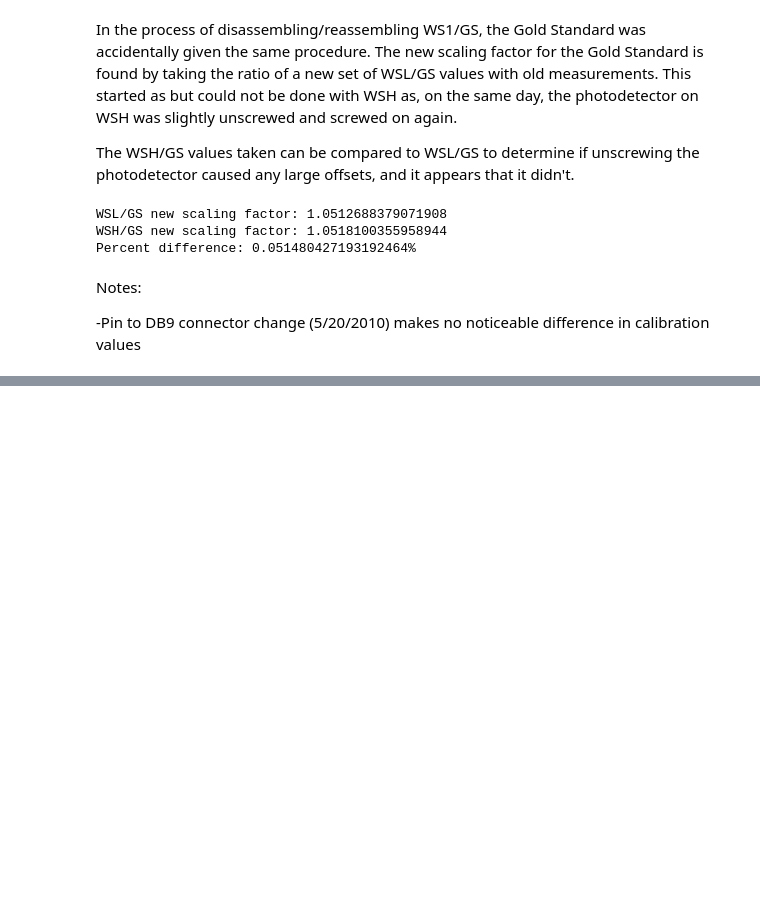
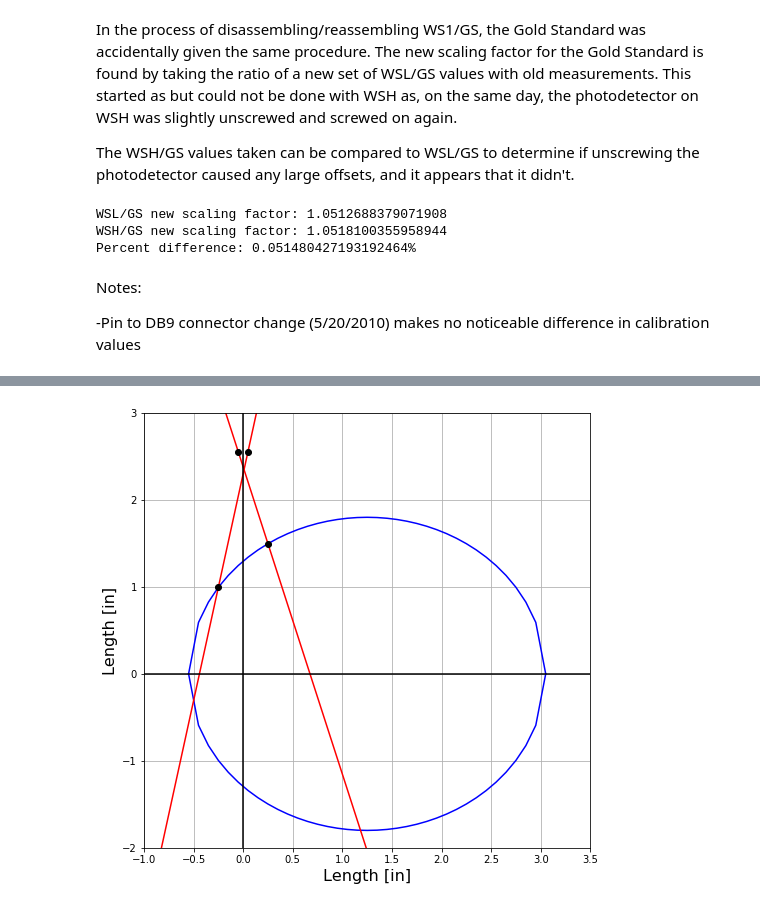
Before and after one commit to ylecoeuche/PCal-Power-Sensor-Calibration, a Jupyter notebook: pcal_calibration/PcalPowerSensors.ipynb, the cells around one changed output, grey strips where cells are left out. Cells and saved outputs as stored; diff of their text form; code cells hidden in the pictures; blank space fills up the shorter version.

```diff
--- a/pcal_calibration/PcalPowerSensors.ipynb
+++ b/pcal_calibration/PcalPowerSensors.ipynb
@@ -564,16 +725,0 @@ plt.show()
-# %%
-WS1_Tran_norm = WS1_Tran_0/np.mean(WS1_Tran_0)
-GS_Refl_norm = GS_Refl_0/np.mean(GS_Refl_0)
-WS1_std = []
-GS_std = []
-even_div = [2,3,4,6,8,12,24]
-
-for j in even_div:
-    group = int(len(WS1_Tran_norm)/j)
-    for i in range(j):
-        temp_WS1 = WS1_Tran_norm[group*(i):group*(i+1)]
-        temp_GS = GS_Refl_norm[group*(i):group*(i+1)]
-        WS1_std.append(np.std(temp_WS1))
-        GS_std.append(np.std(temp_GS))
-
-    print (np.mean(WS1_std)/np.mean(GS_std))
@@ -587,0 +911,81 @@ for j in even_div:
+# %%
+r_s = 1./32
+r_pd = 3./64
+r_h = 0.25
+R = 1.8
+x_off = 1.25
+y_pd = 1.25
+h = 0.8
+
+y_off = np.sqrt(R**2-(-x_off)**2)
+x_l = -x_off-r_h
+x_r = -x_off+r_h
+y_l = np.sqrt(R**2-(x_l)**2)
+y_r = np.sqrt(R**2-(x_r)**2)
+m0 = (y_off+y_pd-y_l)/(r_pd+r_h)
+m1 = (y_off+y_pd-y_r)/(-r_pd-r_h)
+y_int0 = (y_off+y_pd)-r_pd*m0
+y_int1 = (y_off+y_pd)+r_pd*m1
+
+circ = np.arange(-R+x_off, R+x_off+0.1, 0.1)
+line = np.arange(-2, 3, 0.2)
+plt.figure(figsize=(8,8))
+plt.plot(circ, np.sqrt(R**2-(circ-x_off)**2), color = 'blue')
+plt.plot(circ, -np.sqrt(R**2-(circ-x_off)**2), color = 'blue')
+plt.plot(line, m0*line+y_int0, 'r')
+plt.plot(line, m1*line+y_int1, 'r')
+plt.plot(-r_h, y_l, marker='o', color = 'k')
+plt.plot(r_h, y_r, marker='o', color = 'k')
+plt.plot(-r_pd, y_off+y_pd, marker='o', color = 'k')
+plt.plot(r_pd, y_off+y_pd, marker='o', color = 'k')
+plt.xlim(-1, 3.5)
+plt.grid()
+plt.ylim(-2, 3)
+plt.axhline(0, color = 'black')
+plt.axvline(0, color = 'black')
+plt.xlabel('Length [in]', fontsize = 16)
+plt.ylabel('Length [in]', fontsize = 16)
+plt.savefig('NoSpaceEx.png')
+plt.plot()
+
+dist = np.arange(0,0.03+0.001, 0.001)
+vals = []
+for i in dist:
+    y_pd = 1.25
+    y_pd += i
+    A = pwr_sensor(R, r_pd, r_h, r_s, h, y_pd, x_off)
+    vals.append(A)
+
+print (vals[0])
+
+temp_mean = np.mean(vals)
+norm_vals = [100*(x/temp_mean-1) for x in vals]
+
+thickness = [0.001, 0.002, 0.003, 0.004, 0.005, 0.0075, 0.01, 0.0125, 0.015, 0.02, 0.025, 0.03]
+real_vals = [0.4115774, 0.4116595, 0.4116504, 0.4106933, 0.4117321, 0.4106899, 0.4093614, 0.4084471, 0.4083251, 0.4057550, 0.4039965, 0.4012498]
+thickness = [x*25.4 for x in thickness]
+temp_mean = np.mean(real_vals)
+real_vals = [100*(x/temp_mean-1) for x in real_vals]
+
+dist = [a * 25.4 for a in dist]
+
+line_vars = np.polyfit(thickness, real_vals, 1)
+line_fit = np.poly1d(line_vars)
+print (line_fit)
+
+R = 2*25.4
+X = np.array(dist)
+Ynorm = 1 / ((R**2+2*R*X + X**2)/R**2)
+Ynorm2= (Ynorm / np.mean(Ynorm) - 1) * 100
+
+plt.figure(figsize=(11,7))
+plt.plot(thickness, real_vals, 'go', label = 'Zero-spacer data')
+plt.grid()
+plt.xlabel('Thickness [mm]', fontsize=16)
+plt.ylabel('Variation %', fontsize=16)
+plt.plot(X, Ynorm2, 'b', label = 'Radial dependence model')
+plt.plot(dist, norm_vals, 'r', label = 'Angular dependence model')
+plt.legend()
+plt.savefig('NoSpaceTrend.png')
+plt.show()
+# %% [output]
@@ -587,0 +995 @@ for j in even_div:
+[figure, added]
```
Also changed, not shown: parts of 13 cells of this notebook.
